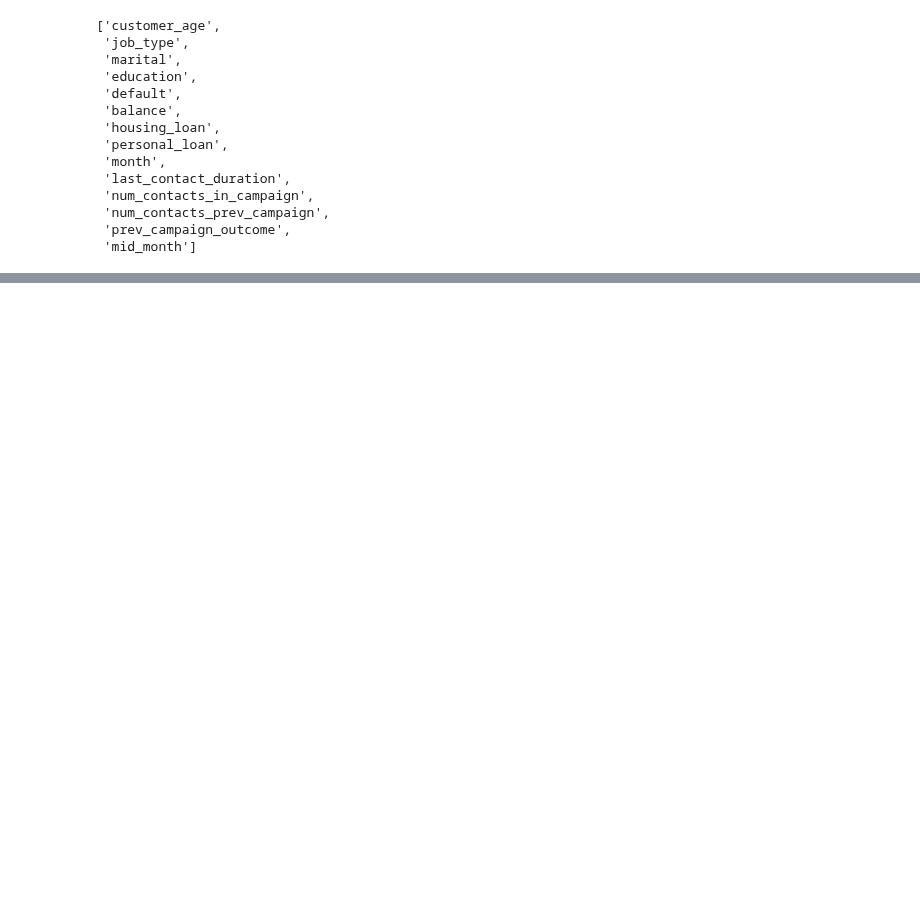
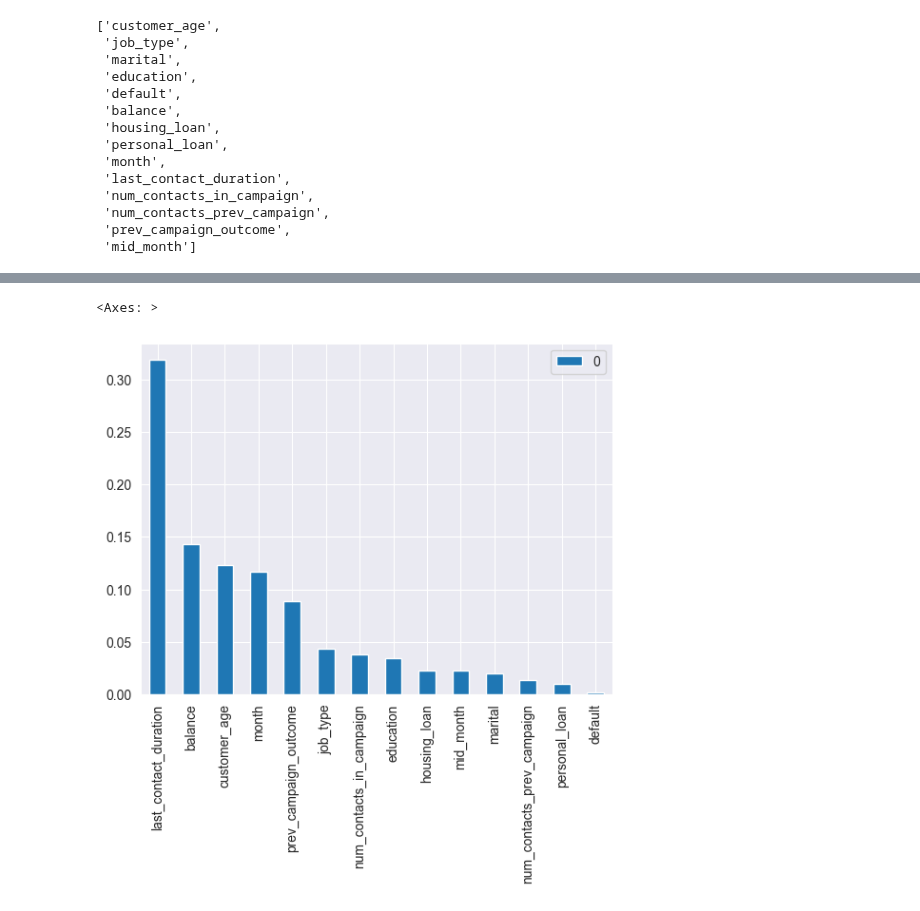
Before and after one commit to brunabrasil/FEUP-IA, a Jupyter notebook: project2/decisionTree.ipynb, the cells around one changed output, grey strips where cells are left out. Drawn from its saved outputs; the diff is of its cells as text; code cells hidden in the pictures; blank space fills up the shorter version.

```diff
--- a/project2/decisionTree.ipynb
+++ b/project2/decisionTree.ipynb
@@ -108,0 +107,5 @@ feature_importance
+# %%
+feature_importance.head(14).plot(kind='bar')
+# %% [output]
+<Axes: >
+[figure, added]
```
Also changed, not shown: parts of 14 cells of this notebook, 2 other files.
